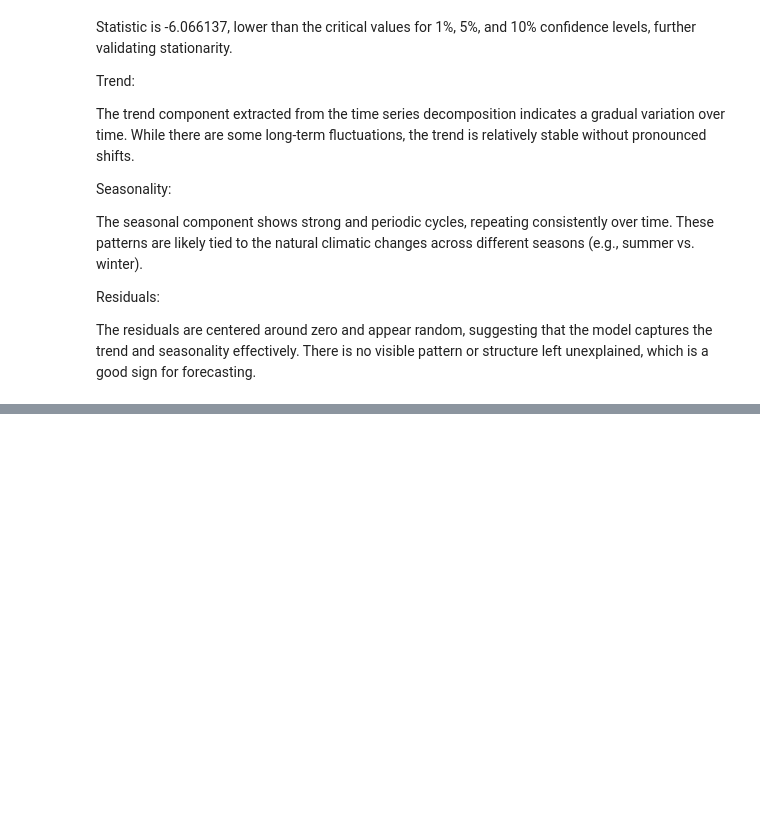
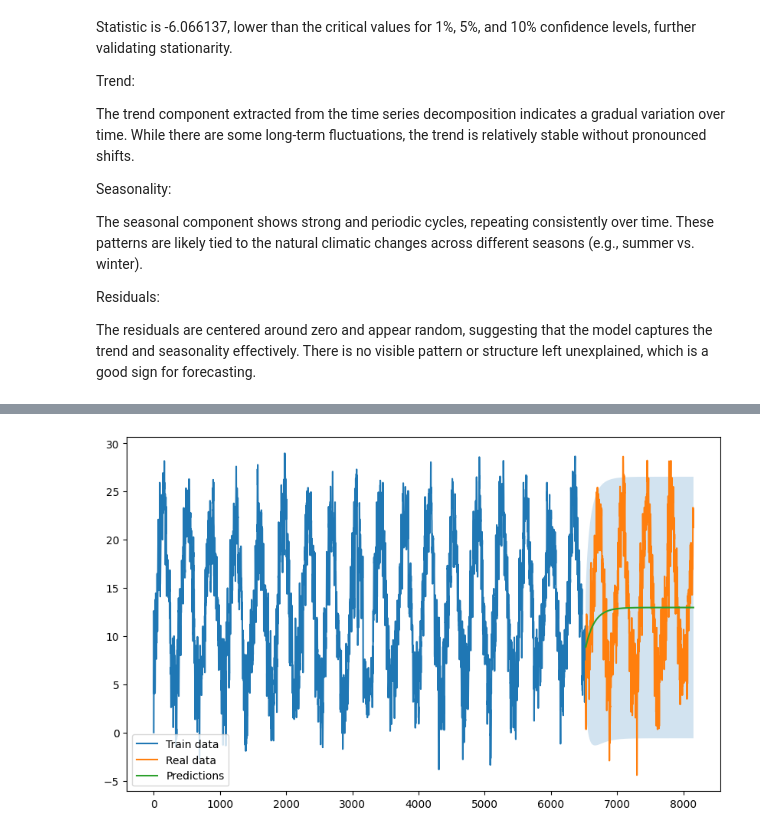
Before and after one commit to Nonpoint93/acea_smart_water, a Jupyter notebook: src/explore.ipynb, the cells around one changed output, grey strips where cells are left out. Cells and saved outputs as stored; diff of their text form; code cells hidden in the pictures; blank space fills up the shorter version.

```diff
--- a/src/explore.ipynb
+++ b/src/explore.ipynb
@@ -286,0 +291,14 @@ ValueError: numpy.dtype size changed, may indicate binary incompatibility. Expec
+# %%
+from statsmodels.tsa.arima.model import ARIMA
+
+train_size = int(len(dataframe) * 0.8)
+train, test = dataframe['Representative_Temperature'][:train_size], dataframe['Representative_Temperature'][train_size:]
+
+arima_model = ARIMA(train,
+                    order=(3, 0, 1),
+                    seasonal_order=(0, 0, 0, 12),
+                    trend='c')
+
+arima_result = arima_model.fit()
+
+print(arima_result.summary())
@@ -286,0 +323,17 @@ ValueError: numpy.dtype size changed, may indicate binary incompatibility. Expec
+# %%
+predictions = arima_result.get_forecast(steps=len(test))
+pred_mean = predictions.predicted_mean
+conf_int = predictions.conf_int()
+
+plt.figure(figsize=(10, 6))
+plt.plot(train, label='Train data')
+plt.plot(test, label='Real data')
+plt.plot(test.index, pred_mean, label='Predictions')
+plt.fill_between(test.index,
+                 conf_int.iloc[:, 0],
+                 conf_int.iloc[:, 1],
+                 alpha=0.2)
+plt.legend()
+plt.show()
+# %% [output]
+[figure, added]
```
Also changed, not shown: parts of 18 cells of this notebook, 1 other file.
